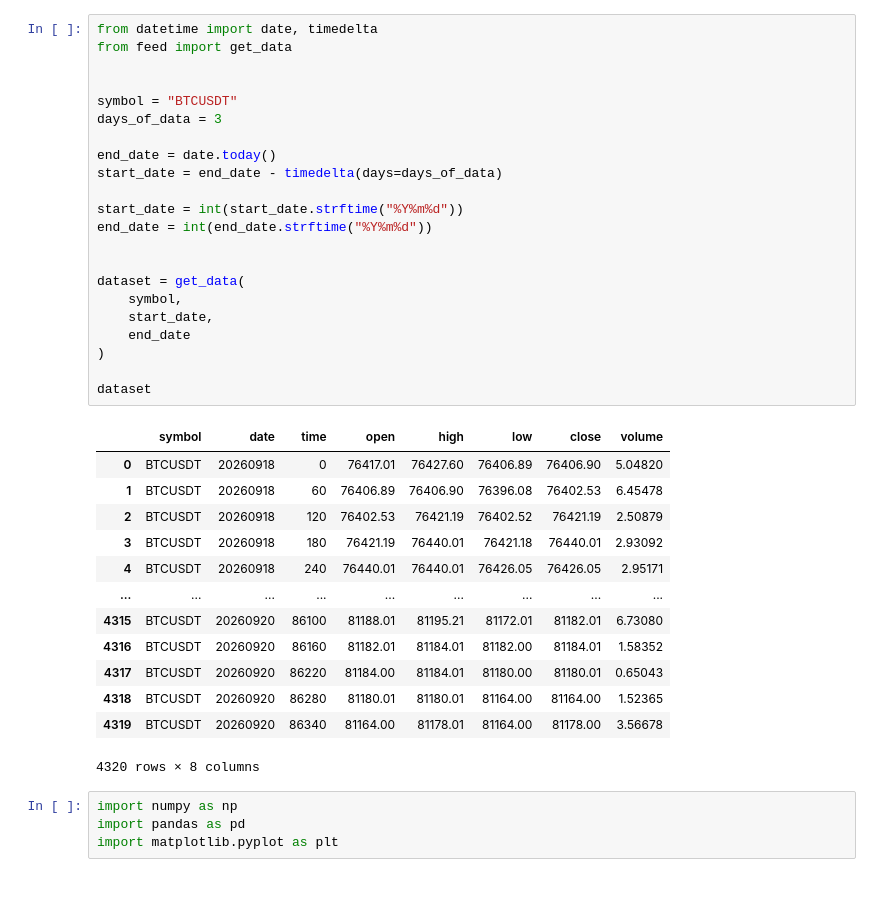
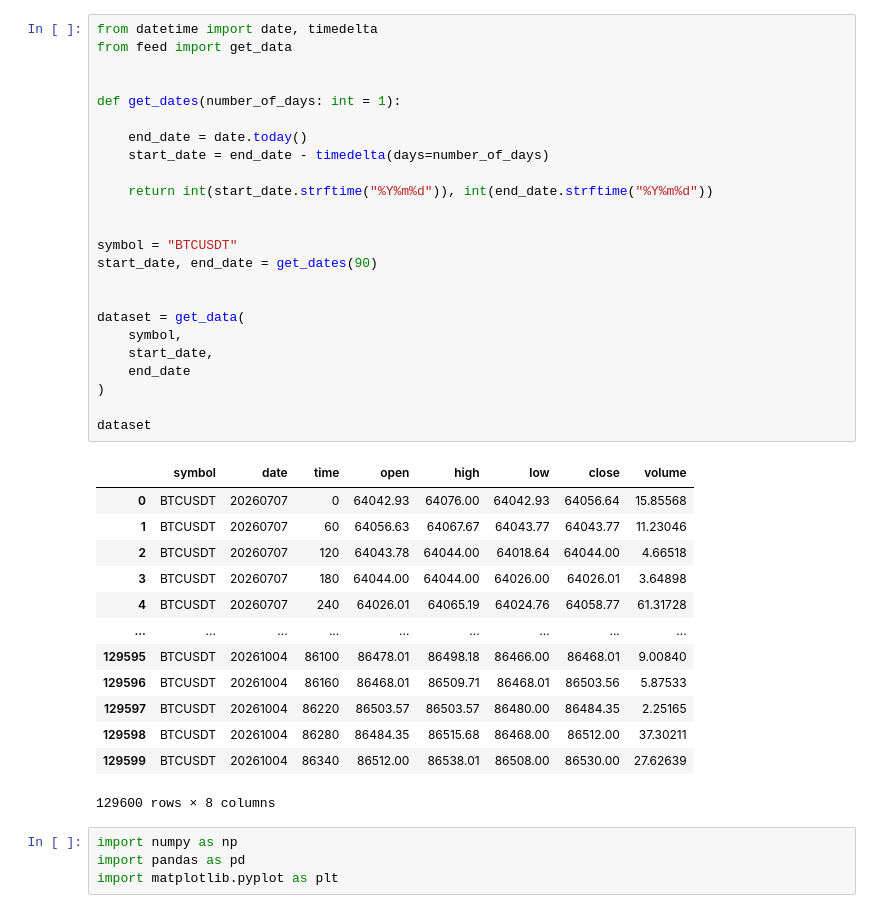
Before and after one commit to ghogharimeet21/market-research, a Jupyter notebook: app.ipynb, the cells around one changed output. Cells and saved outputs as stored; diff of their text form.

```diff
--- a/app.ipynb
+++ b/app.ipynb
@@ -1,39 +1,41 @@
 # %%
 from datetime import date, timedelta
 from feed import get_data
 
 
+def get_dates(number_of_days: int = 1):
+
+    end_date = date.today()
+    start_date = end_date - timedelta(days=number_of_days)
+
+    return int(start_date.strftime("%Y%m%d")), int(end_date.strftime("%Y%m%d"))
+
+
 symbol = "BTCUSDT"
-days_of_data = 3
-
-end_date = date.today()
-start_date = end_date - timedelta(days=days_of_data)
-
-start_date = int(start_date.strftime("%Y%m%d"))
-end_date = int(end_date.strftime("%Y%m%d"))
+start_date, end_date = get_dates(90)
 
 
 dataset = get_data(
     symbol,
     start_date,
     end_date
 )
 
 dataset
 # %% [output]
 |  | symbol | date | time | open | high | low | close | volume |
-| 0 | BTCUSDT | 20260918 | 0 | 76417.01 | 76427.60 | 76406.89 | 76406.90 | 5.04820 |
-| 1 | BTCUSDT | 20260918 | 60 | 76406.89 | 76406.90 | 76396.08 | 76402.53 | 6.45478 |
-| 2 | BTCUSDT | 20260918 | 120 | 76402.53 | 76421.19 | 76402.52 | 76421.19 | 2.50879 |
-| 3 | BTCUSDT | 20260918 | 180 | 76421.19 | 76440.01 | 76421.18 | 76440.01 | 2.93092 |
-| 4 | BTCUSDT | 20260918 | 240 | 76440.01 | 76440.01 | 76426.05 | 76426.05 | 2.95171 |
+| 0 | BTCUSDT | 20260707 | 0 | 64042.93 | 64076.00 | 64042.93 | 64056.64 | 15.85568 |
+| 1 | BTCUSDT | 20260707 | 60 | 64056.63 | 64067.67 | 64043.77 | 64043.77 | 11.23046 |
+| 2 | BTCUSDT | 20260707 | 120 | 64043.78 | 64044.00 | 64018.64 | 64044.00 | 4.66518 |
+| 3 | BTCUSDT | 20260707 | 180 | 64044.00 | 64044.00 | 64026.00 | 64026.01 | 3.64898 |
+| 4 | BTCUSDT | 20260707 | 240 | 64026.01 | 64065.19 | 64024.76 | 64058.77 | 61.31728 |
 | ... | ... | ... | ... | ... | ... | ... | ... | ... |
-| 4315 | BTCUSDT | 20260920 | 86100 | 81188.01 | 81195.21 | 81172.01 | 81182.01 | 6.73080 |
-| 4316 | BTCUSDT | 20260920 | 86160 | 81182.01 | 81184.01 | 81182.00 | 81184.01 | 1.58352 |
-| 4317 | BTCUSDT | 20260920 | 86220 | 81184.00 | 81184.01 | 81180.00 | 81180.01 | 0.65043 |
-| 4318 | BTCUSDT | 20260920 | 86280 | 81180.01 | 81180.01 | 81164.00 | 81164.00 | 1.52365 |
-| 4319 | BTCUSDT | 20260920 | 86340 | 81164.00 | 81178.01 | 81164.00 | 81178.00 | 3.56678 |
+| 129595 | BTCUSDT | 20261004 | 86100 | 86478.01 | 86498.18 | 86466.00 | 86468.01 | 9.00840 |
+| 129596 | BTCUSDT | 20261004 | 86160 | 86468.01 | 86509.71 | 86468.01 | 86503.56 | 5.87533 |
+| 129597 | BTCUSDT | 20261004 | 86220 | 86503.57 | 86503.57 | 86480.00 | 86484.35 | 2.25165 |
+| 129598 | BTCUSDT | 20261004 | 86280 | 86484.35 | 86515.68 | 86468.00 | 86512.00 | 37.30211 |
+| 129599 | BTCUSDT | 20261004 | 86340 | 86512.00 | 86538.01 | 86508.00 | 86530.00 | 27.62639 |
-4320 rows × 8 columns
+129600 rows × 8 columns
 # %%
 import numpy as np
 import pandas as pd
```
Also changed, not shown: parts of 26 cells of this notebook, 4 other files.
